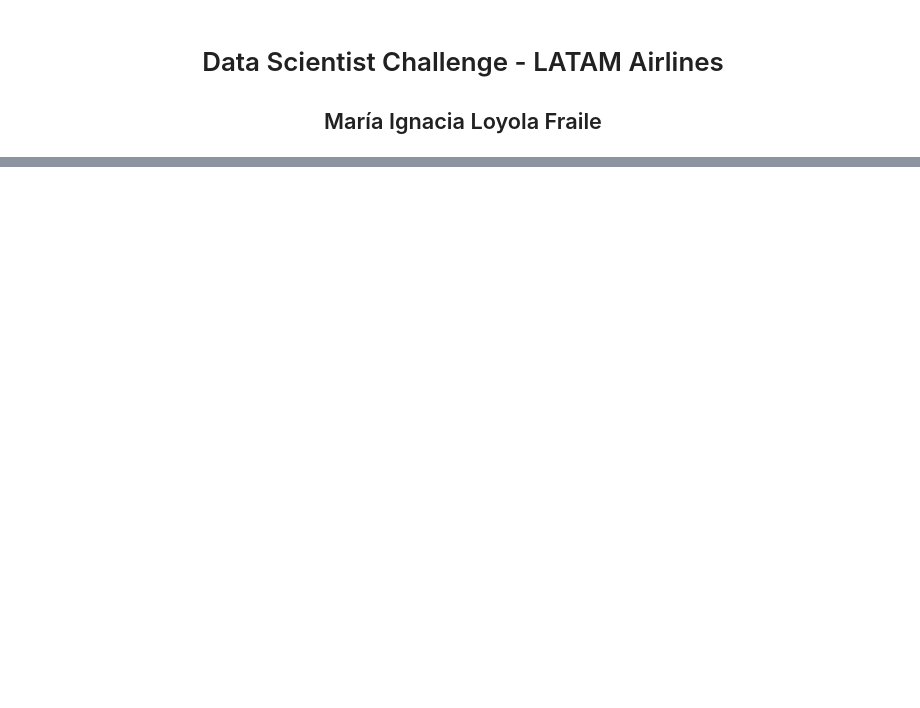
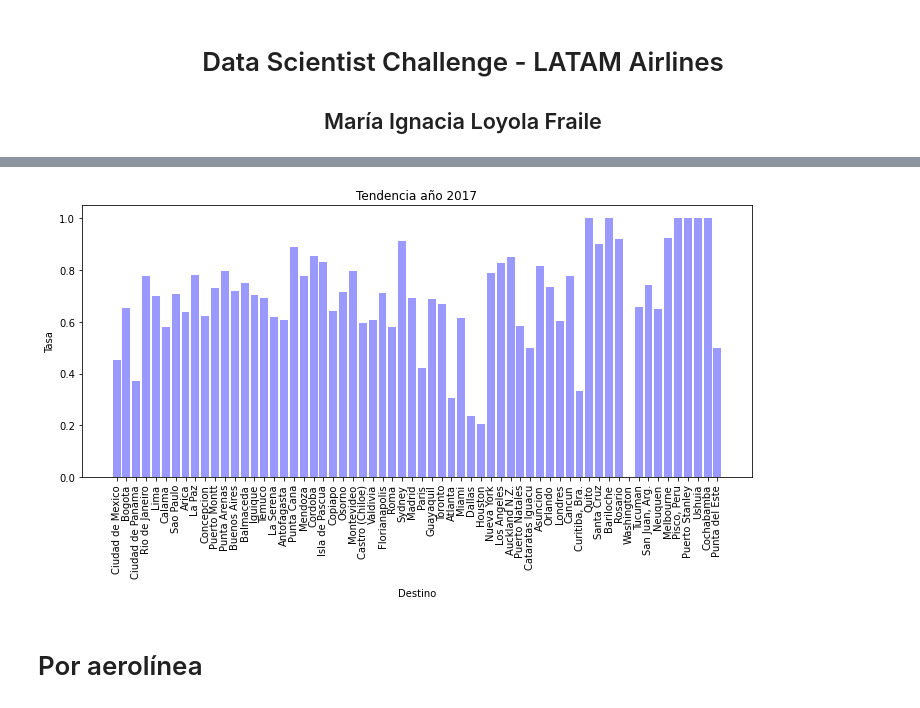
Before and after one commit to ignacialoyfra/ChallengeDataScientist-Ignacia-Loyola, a Jupyter notebook: solution.ipynb, the cells around one changed output, grey strips where cells are left out. Saved outputs shown, nothing was run; the diff lists cells and outputs as text; code cells hidden in the pictures; blank space fills up the shorter version.

```diff
--- a/solution.ipynb
+++ b/solution.ipynb
@@ -125,0 +357,10 @@ Index(['Fecha-I', 'Vlo-I', 'Ori-I', 'Des-I', 'Emp-I', 'Fecha-O', 'Vlo-O',
+# %%
+plt.figure(figsize=(12,5))
+plt.bar(tasas_2017['Destino'],tasas_2017['Tasa'], color = '#9999ff')
+plt.xticks(rotation = 90)
+plt.xlabel('Destino', labelpad=10)
+plt.ylabel('Tasa')
+plt.title('Tendencia año 2017')
+plt.show()
+# %% [output]
+[figure, added]
@@ -125,0 +369,2 @@ Index(['Fecha-I', 'Vlo-I', 'Ori-I', 'Des-I', 'Emp-I', 'Fecha-O', 'Vlo-O',
+# %% [markdown]
+# Por aerolínea
```
Also changed, not shown: parts of 87 cells of this notebook.
